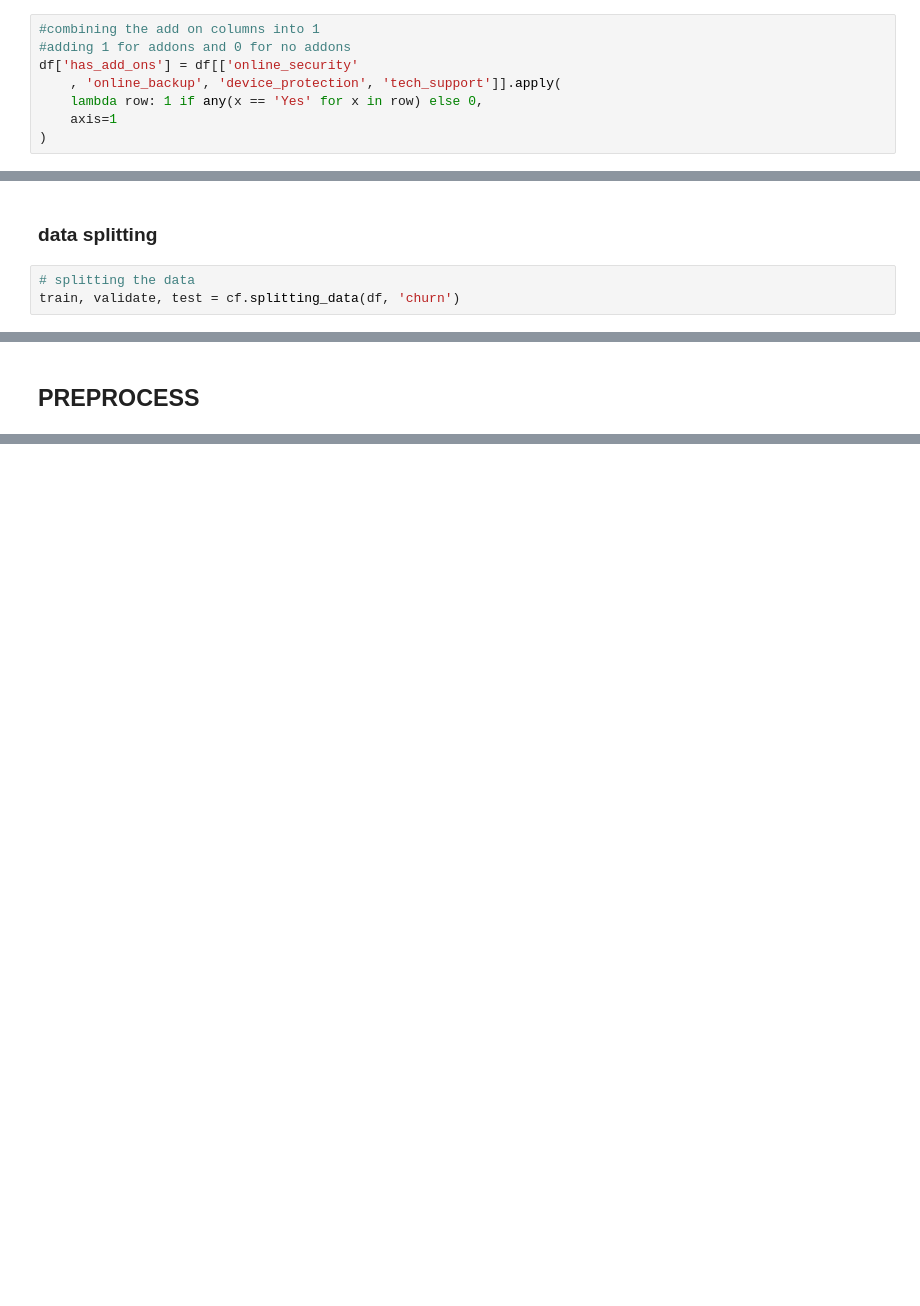
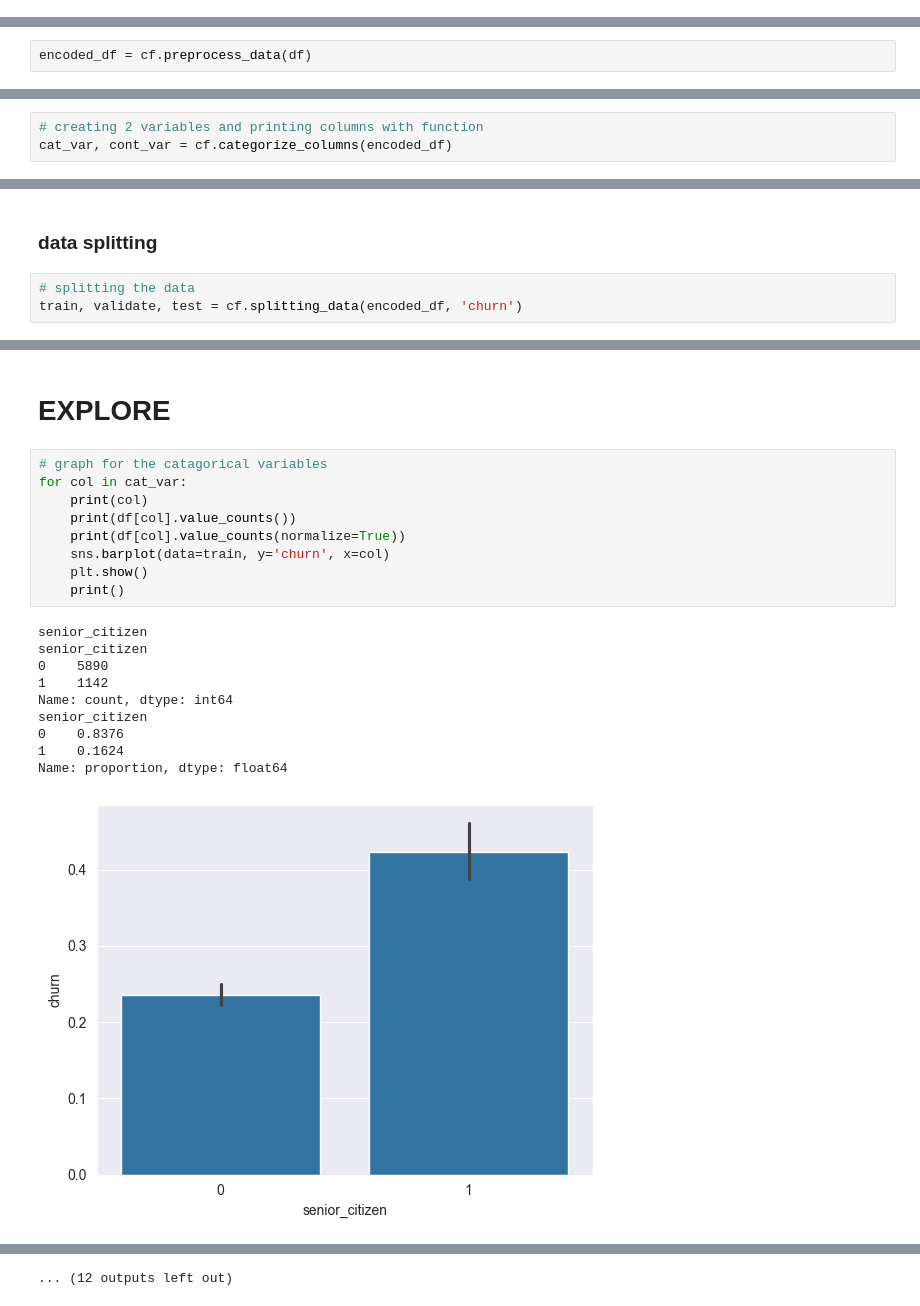
Before and after one commit to christopher-baez/classification-project, a Jupyter notebook: final_notebook.ipynb, the cells around one changed output, grey strips where cells are left out. Cells and saved outputs as stored; diff of their text form; blank space fills up the shorter version.

```diff
--- a/final_notebook.ipynb
+++ b/final_notebook.ipynb
@@ -78,8 +85,0 @@ turns total charges into a float by deleting empty spaces
-# %%
-#combining the add on columns into 1
-#adding 1 for addons and 0 for no addons
-df['has_add_ons'] = df[['online_security'
-    , 'online_backup', 'device_protection', 'tech_support']].apply(
-    lambda row: 1 if any(x == 'Yes' for x in row) else 0,
-    axis=1
-)
@@ -85,0 +88,2 @@ df['has_add_ons'] = df[['online_security'
+# %%
+encoded_df = cf.preprocess_data(df)
@@ -85,0 +102,3 @@ df['has_add_ons'] = df[['online_security'
+# %%
+# creating 2 variables and printing columns with function
+cat_var, cont_var = cf.categorize_columns(encoded_df)
@@ -87,7 +125,7 @@ df['has_add_ons'] = df[['online_security'
 ### data splitting
 # %%
 # splitting the data
-train, validate, test = cf.splitting_data(df, 'churn')
+train, validate, test = cf.splitting_data(encoded_df, 'churn')
 # %%
 # checking out new variable
 train.shape, validate.shape, test.shape
@@ -96,2 +134,22 @@ train.shape, validate.shape, test.shape
 # %% [markdown]
-## PREPROCESS
+# EXPLORE
+# %%
+# graph for the catagorical variables
+for col in cat_var:
+    print(col)
+    print(df[col].value_counts())
+    print(df[col].value_counts(normalize=True))
+    sns.barplot(data=train, y='churn', x=col)
+    plt.show()
+    print()
+# %% [output]
+senior_citizen
+senior_citizen
+0    5890
+1    1142
+Name: count, dtype: int64
+senior_citizen
+0    0.8376
+1    0.1624
+Name: proportion, dtype: float64
+[figure, added]
@@ -97,0 +206 @@ train.shape, validate.shape, test.shape
+... (12 outputs left out)
```
Also changed, not shown: parts of 19 cells of this notebook, 5 other files.
